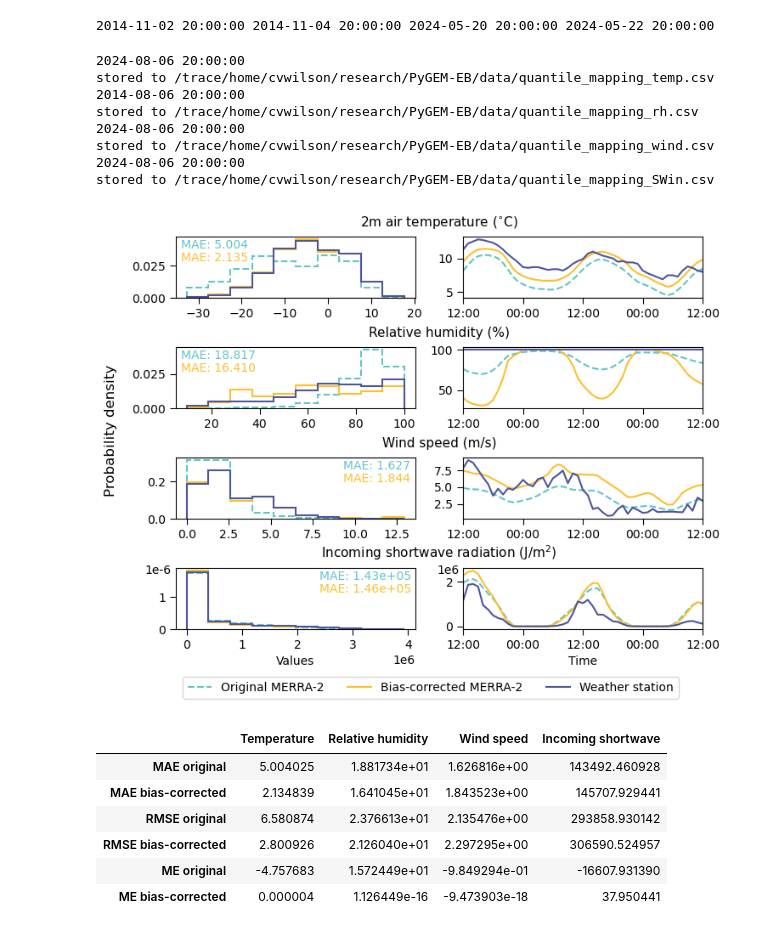
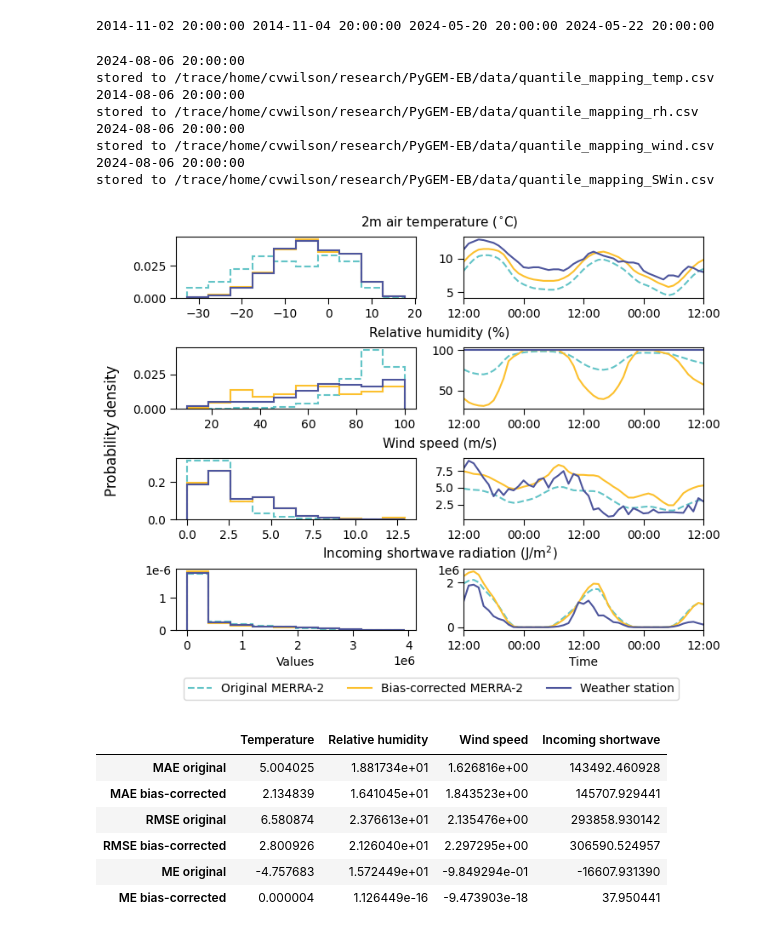
Before and after one commit to clairevwilson/PyGEM-EB, a Jupyter notebook: figs_climate.ipynb, the cells around one changed output. Cells and saved outputs as stored; diff of their text form; code cells hidden in the pictures.

```diff
--- a/figs_climate.ipynb
+++ b/figs_climate.ipynb
@@ -20,7 +20,7 @@ fn_CLAWS = fp_AWS + 'Preprocessed/gulkana2024.csv'
 fn_nunatak = fp_AWS + 'gulkana_1/1725/LVL2/gulkana1725_hourly_LVL2_ALL.csv'
 fn_ridge = fp_AWS + 'gulkana_1/1480/LVL2/gulkana1480_hourly_LVL2_ALL.csv'
 store_quantiles_fn = fp_base + 'research/PyGEM-EB/data/quantile_mapping_VAR.csv'
-store_fig_fn = fp_base + 'research/climate_data/all_quantile_mapping.png'
+store_fig_fn = fp_base.replace('home/','group/rounce/') + 'Output/all_quantile_mapping.png'
 
 # Gulkana location
 lat = 63.5
@@ -607,48 +607,49 @@ for v,var in enumerate(all_dict):
 #         if row < 3:
 #             ax.set_xlabel('')
 
-plots[0,0].text(0.02,0.8,f'MAE: {MAE_temp_before:.3f}',color='#63c4c7',transform=plots[0,0].transAxes)
-plots[0,0].text(0.02,0.6,f'MAE: {MAE_temp_after:.3f}',color='#fcc02e',transform=plots[0,0].transAxes)
+# plots[0,0].text(0.02,0.8,f'MAE: {MAE_temp_before:.3f}',color='#63c4c7',transform=plots[0,0].transAxes)
+# plots[0,0].text(0.02,0.6,f'MAE: {MAE_temp_after:.3f}',color='#fcc02e',transform=plots[0,0].transAxes)
 
-plots[1,0].text(0.02,0.8,f'MAE: {MAE_rh_before:.3f}',color='#63c4c7',transform=plots[1,0].transAxes)
-plots[1,0].text(0.02,0.6,f'MAE: {MAE_rh_after:.3f}',color='#fcc02e',transform=plots[1,0].transAxes)
+# plots[1,0].text(0.02,0.8,f'MAE: {MAE_rh_before:.3f}',color='#63c4c7',transform=plots[1,0].transAxes)
+# plots[1,0].text(0.02,0.6,f'MAE: {MAE_rh_after:.3f}',color='#fcc02e',transform=plots[1,0].transAxes)
 
-plots[2,0].text(0.7,0.8,f'MAE: {MAE_wind_before:.3f}',color='#63c4c7',transform=plots[2,0].transAxes)
-plots[2,0].text(0.7,0.6,f'MAE: {MAE_wind_after:.3f}',color='#fcc02e',transform=plots[2,0].transAxes)
+# plots[2,0].text(0.7,0.8,f'MAE: {MAE_wind_before:.3f}',color='#63c4c7',transform=plots[2,0].transAxes)
+# plots[2,0].text(0.7,0.6,f'MAE: {MAE_wind_after:.3f}',color='#fcc02e',transform=plots[2,0].transAxes)
 
-plots[3,0].text(0.6,0.8,f'MAE: {MAE_SWin_before:.2e}',color='#63c4c7',transform=plots[3,0].transAxes)
-plots[3,0].text(0.6,0.6,f'MAE: {MAE_SWin_after:.2e}',color='#fcc02e',transform=plots[3,0].transAxes)
+# plots[3,0].text(0.6,0.8,f'MAE: {MAE_SWin_before:.2e}',color='#63c4c7',transform=plots[3,0].transAxes)
+# plots[3,0].text(0.6,0.6,f'MAE: {MAE_SWin_after:.2e}',color='#fcc02e',transform=plots[3,0].transAxes)
 
 
 plots[-1,-2].set_xlabel('Values')
 plots[-1,-1].set_xlabel('Time')
 
 fig.supylabel('Probability density')
 
 for a,ax in enumerate(plots[-1,:]):
     ax.yaxis.get_offset_text().set_visible(False)
     text = '1e6' if a == 1 else '1e-6'
     x = -0.11 if a == 1 else -0.13
     ax.text(x, 0.9, text, transform=ax.transAxes, fontsize=10)
+
 # Add fake axis
 ax3 = fig.add_axes([0.3,-0.03,0.4,0.05])
 ax3.axis('off')
 ax3.plot(np.nan, np.nan,linestyle='--',label='Original MERRA-2',color='#63c4c7')
 ax3.plot(np.nan, np.nan,label='Bias-corrected MERRA-2',color='#fcc02e')
 ax3.plot(np.nan, np.nan,label='Weather station',color='#4D559C')
 ax3.legend(ncols=3,loc='center')
 plt.savefig(store_fig_fn, dpi=300, bbox_inches='tight')
 plt.show()
 # %% [output]
 2024-08-06 20:00:00
 stored to /trace/home/cvwilson/research/PyGEM-EB/data/quantile_mapping_temp.csv
 2014-08-06 20:00:00
 stored to /trace/home/cvwilson/research/PyGEM-EB/data/quantile_mapping_rh.csv
 2024-08-06 20:00:00
 stored to /trace/home/cvwilson/research/PyGEM-EB/data/quantile_mapping_wind.csv
 2024-08-06 20:00:00
 stored to /trace/home/cvwilson/research/PyGEM-EB/data/quantile_mapping_SWin.csv
-[figure, old version]
+[figure, new version]
 # %%
 MAE_befores = [MAE_temp_before, MAE_rh_before, MAE_wind_before, MAE_SWin_before]
 MAE_afters = [MAE_temp_after, MAE_rh_after, MAE_wind_after, MAE_SWin_after]
```
Also changed, not shown: parts of 4 cells of this notebook, 3 other files.
